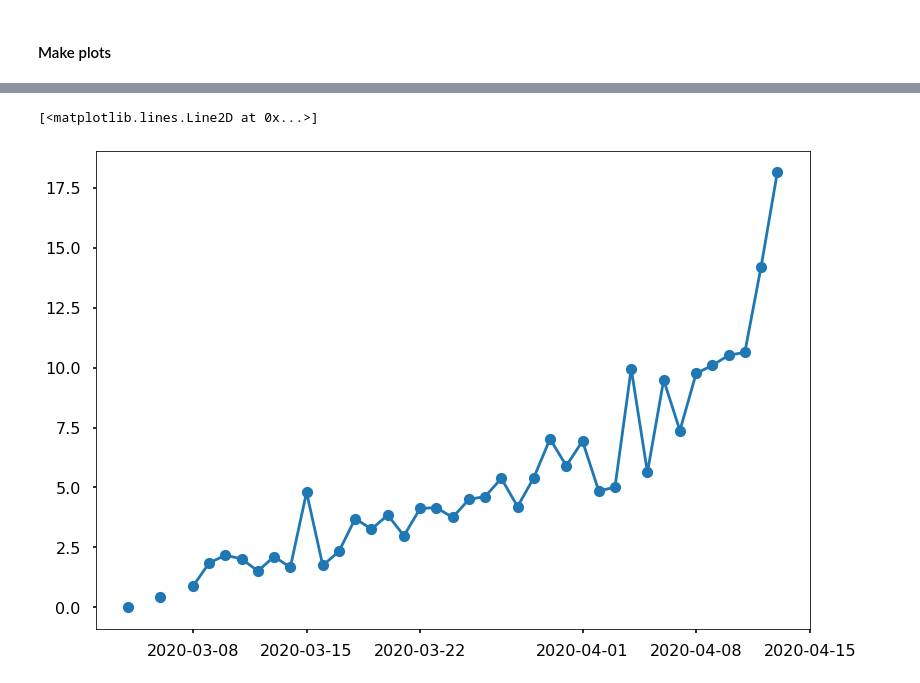
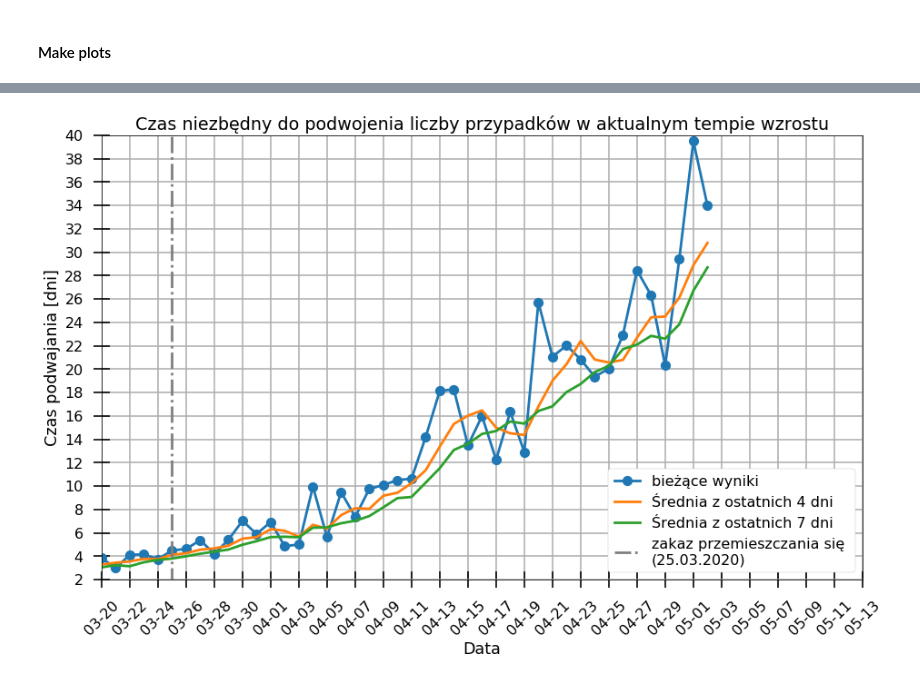
Before and after one commit to maciejj/corona_plot, a Jupyter notebook: predictions_two_models_PL_constraints_subexp_new_sigmoids.ipynb, the cells around one changed output, grey strips where cells are left out. Drawn from its saved outputs; the diff is of its cells as text; code cells hidden in the pictures.

```diff
--- a/predictions_two_models_PL_constraints_subexp_new_sigmoids.ipynb
+++ b/predictions_two_models_PL_constraints_subexp_new_sigmoids.ipynb
@@ -412,5 +410,6 @@ fig.savefig("./predictions_for_poland_figures/prognoza_"+timestamp+".png")
 # %%
 #Exponent predictions
 for day, exp_value in zip(mdates.num2date(dates_num_extrapolate+dates_start),(pred_exp_fit*unnorm)):
-    print(day, exp_value)
+    if date.today() == day.date():
+        print(day.date(), exp_value)
 # %% [output]
@@ -437,10 +420,14 @@ doubling_time=[]
 doubling_time_date=[]
 for day, data_value, diff in zip(mdates.num2date(dates_num_extrapolate+dates_start), (pred_data*unnorm),
                                  np.insert(np.diff(pred_data*unnorm),0,0)):
-    print(day, np.round(data_value), np.round(diff), np.log(2)/np.log(data_value/(data_value-diff)))
+    #print(day, np.round(data_value), np.round(diff), np.log(2)/np.log(data_value/(data_value-diff)))
     doubling_time.append(np.log(2)/np.log(data_value/(data_value-diff)))
     doubling_time_date.append(day)
 
+Ns=[4,7]
+doubling_time_running_mean = []
+for N in Ns:
+    doubling_time_running_mean.append(pd.Series(doubling_time).rolling(window=N).mean().iloc[N-1:].values)
 
 print("Last day")
 print(day, np.round(data_value), np.round(diff), np.log(2)/np.log(data_value/(data_value-diff)))
@@ -448,5 +435,32 @@ print(day, np.round(data_value), np.round(diff), np.log(2)/np.log(data_value/(da
 print("last 7 days")
 print(np.mean(doubling_time[-7:]))
 
-plt.plot(doubling_time_date, doubling_time, linestyle="-", marker="o")
+fig, (ax) = plt.subplots(1, figsize=(15, 9), )
+ax.plot(doubling_time_date, doubling_time, linestyle="-", marker="o", label="bieżące wyniki")
+#ax.plot(doubling_time, linestyle="-", marker="o")
+
+for N, mean in zip(Ns,doubling_time_running_mean):
+    ax.plot(doubling_time_date[(N-1):], mean, label="Średnia z ostatnich "+str(N)+" dni")
+
+ax.axvline(date_shutdown, -10, 10000000, label=shutdown_label, linestyle='-.', color='gray', )
+
+tick_spacing=2
+ax.xaxis.set_major_locator(ticker.MultipleLocator(tick_spacing))
+ax.xaxis.set_major_formatter(date_form)
+ax.xaxis.set_tick_params(rotation=45, direction="out")
+ax.tick_params(direction='inout', length=18, colors='k')
+tick_spacing=2
+ax.yaxis.set_major_locator(ticker.MultipleLocator(tick_spacing))
+ax.grid(True)
+ax.set_xlim([datetime.date(2020, 3, 20), datetime.date(2020, 5, 13)])
+ax.set_ylim([2,40])
+ax.set(xlabel="Data",
+       ylabel="Czas podwajania [dni]",
+       title="Czas niezbędny do podwojenia liczby przypadków w aktualnym tempie wzrostu")
+#ax.legend()
+legend = ax.legend(frameon=1, facecolor='white', framealpha=1, fontsize=16, handlelength=1.8)#, loc='upper left')
+
+
+plt.show()
+fig.savefig("./predictions_for_poland_figures/czas_podwajania_"+timestamp+".png")
 # %% [output]
@@ -470,5 +471,4 @@ last 7 days
-[<matplotlib.lines.Line2D at 0x...>]
-[figure, old version]
+[figure, new version]
 # %%
 #subexponent prediction
 for day, sub_exp_value in zip(mdates.num2date(subexp_dates_num_extrapolate+dates_start), (sub_exp_fit*unnorm)):
```
Also changed, not shown: parts of 8 cells of this notebook, 56 other files.
